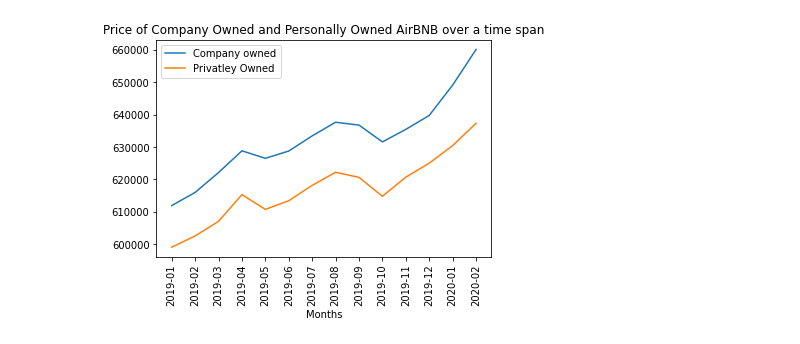
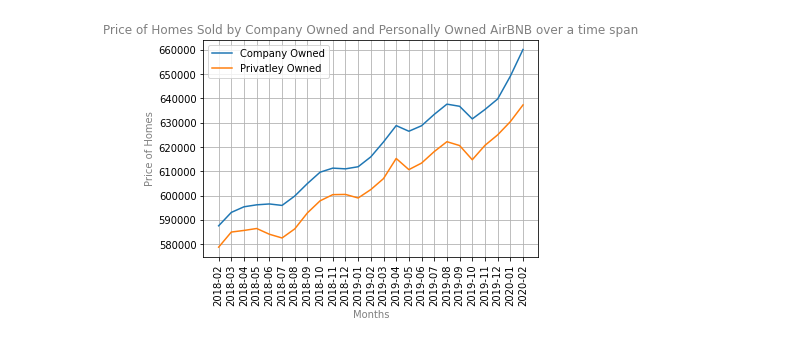
Before and after one commit to GT-Project1-A1/AirBNB, a Jupyter notebook: Josh's part.ipynb, the cells around one changed output. Cells and saved outputs as stored; diff of their text form; code cells hidden in the pictures.

Commit message:
Second graph

```diff
--- a/Josh's part.ipynb
+++ b/Josh's part.ipynb
@@ -239,5 +203,5 @@ cols_i_want = ["2008-03","2008-04",
 # %%
-# break the type using bins into either privatley or company owned
+# break the type using bins into either privatley or company owned less than five is owned privatley
 bins = [0,5,600]
 type = ["Privatley Owned","Owned by a Company"]
 merged_data["Type Property"] = pd.cut(merged_data["calculated_host_listings_count"], bins, labels=type)
@@ -245,5 +209,5 @@ merged_data["Type Property"] = pd.cut(merged_data["calculated_host_listings_coun
 grouptype = merged_data.groupby("Type Property")
 avgsale = grouptype[cols_i_want].mean()
 avgsale
-
-newavgsale=avgsale[avgsale.columns[130:144]]
+#made how many rows I am going to use smaller so it would properly fit on the graph
+newavgsale=avgsale[avgsale.columns[119:144]]
@@ -297,12 +218,16 @@ Name: Privatley Owned, dtype: float64
 # %%
-
-plt.xlabel("Months")
-plt.title("Price of Company Owned and Personally Owned AirBNB over a time span")
-plt.plot(comowned)
-plt.plot(privowned)
+#getting the list values for my plotting
+comowned=newavgsale.iloc[1,:]
+privowned=newavgsale.iloc[0,:]
+#plotting the graph
+plt.xlabel("Months", color= "grey")
+plt.title("Price of Homes Sold by Company Owned and Personally Owned AirBNB over a time span",color="grey")
+plt.ylabel("Price of Homes", color= "grey")
+plt.plot(comowned, label="Company Owned")
+plt.plot(privowned, label= "Privatley Owned")
 plt.xticks(range(0,lengthprices), rotation =90)
-
-plt.legend(["Company owned","Privatley Owned"])
+plt.grid()
+plt.legend()
 plt.show()
 # %% [output]
-[figure, old version]
+[figure, new version]
```
Also changed, not shown: parts of 11 cells of this notebook.
